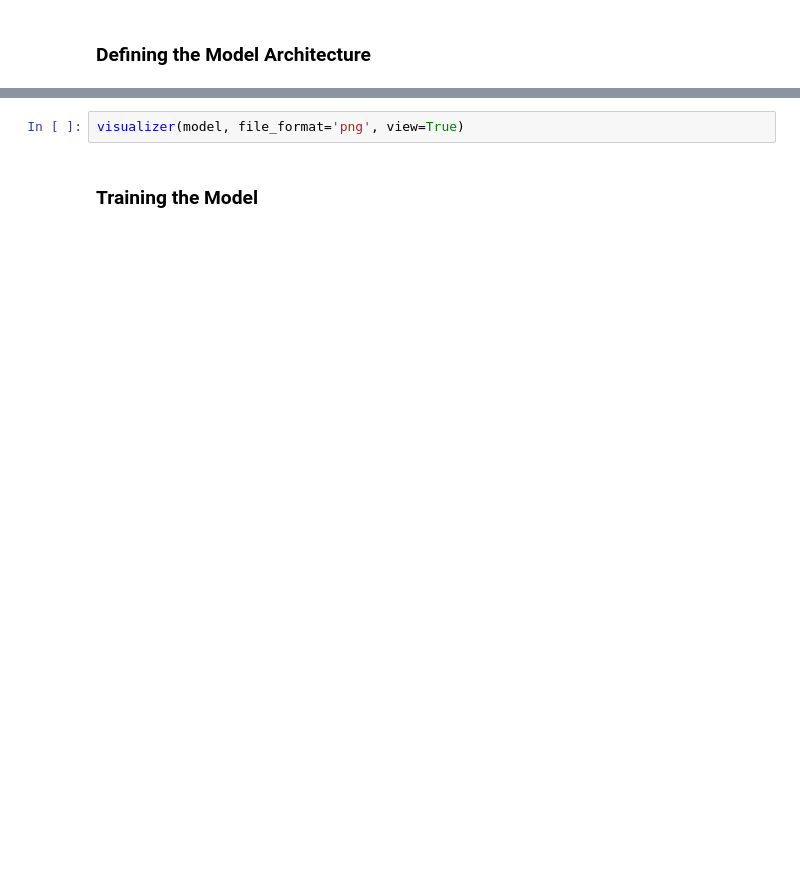
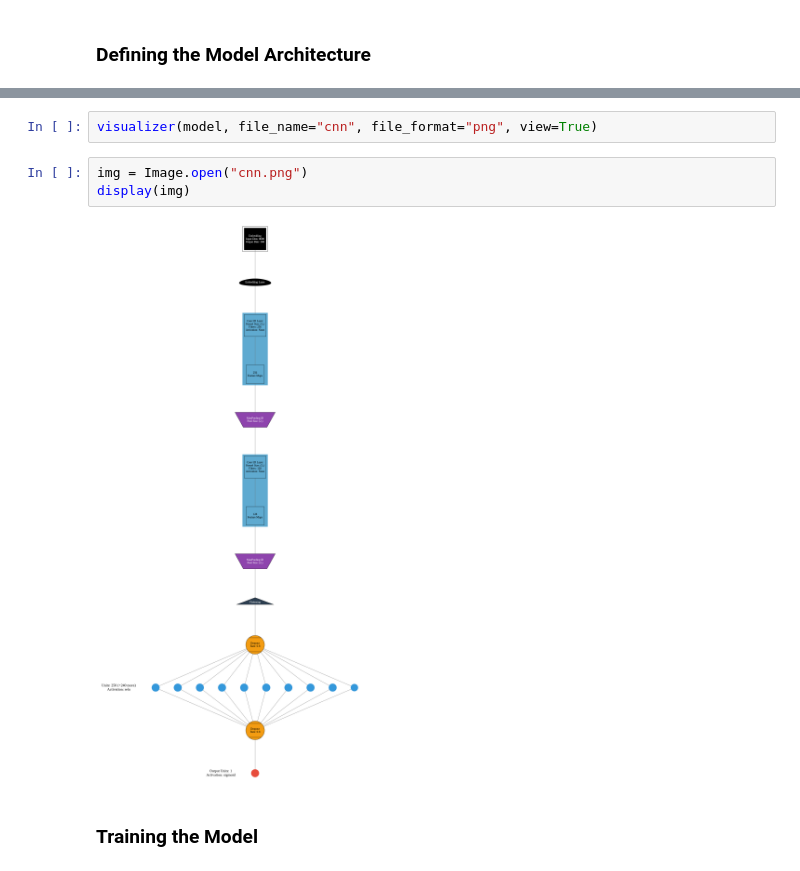
Before and after one commit to AliZaiN-157/sentiment-analysis-with-nn, a Jupyter notebook: with_keras_dataset/CNN.ipynb, the cells around one changed output, grey strips where cells are left out. Saved outputs shown, nothing was run; the diff lists cells and outputs as text; blank space fills up the shorter version.

```diff
--- a/with_keras_dataset/CNN.ipynb
+++ b/with_keras_dataset/CNN.ipynb
@@ -77,5 +78,10 @@ None
 # %%
-visualizer(model, file_format='png', view=True)
+visualizer(model, file_name="cnn", file_format="png", view=True)
+# %%
+img = Image.open("cnn.png")
+display(img)
+# %% [output]
+[figure, added]
 # %% [markdown]
 ### Training the Model
 # %%
```
Also changed, not shown: parts of 10 cells of this notebook.
